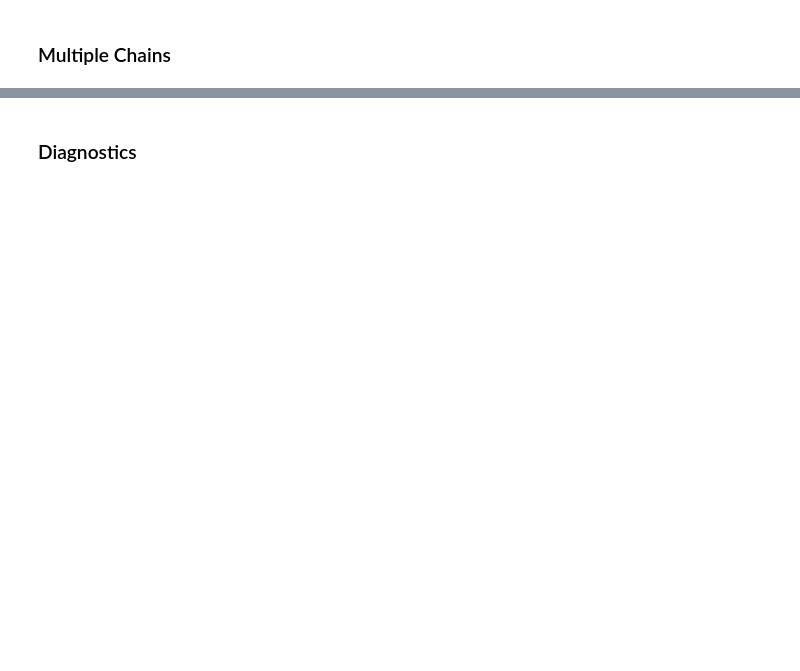
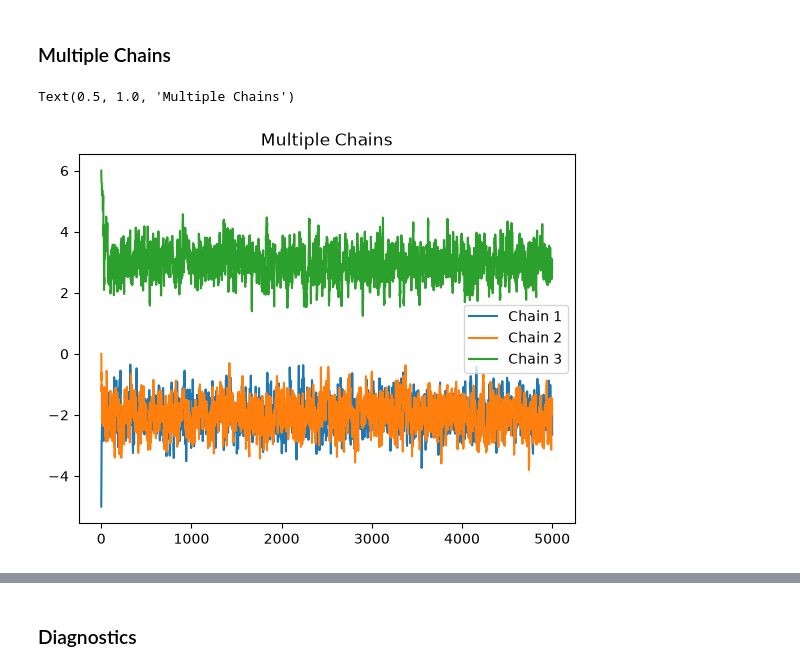
Before and after one commit to AndrewRambidis/STATS-PRAC, a Jupyter notebook: notebooks/Bayesian/mcmc_sampling/MCMC_theory.ipynb, the cells around one changed output, grey strips where cells are left out. Drawn from its saved outputs; the diff is of its cells as text; code cells hidden in the pictures; blank space fills up the shorter version.

Commit message:
MCMC primer complete with coding exercise added at end to bring theory to practice

```diff
--- a/notebooks/Bayesian/mcmc_sampling/MCMC_theory.ipynb
+++ b/notebooks/Bayesian/mcmc_sampling/MCMC_theory.ipynb
@@ -533,2 +539,5 @@ The intuition behind the Random Walk Metropolis sampler is as follows:
+# %%
+# Initiate random generator instance for numpy
+rng = np.random.default_rng(seed=42)
 # %% [markdown]
 ### Target Distribution
@@ -537,2 +578,47 @@ The intuition behind the Random Walk Metropolis sampler is as follows:
+# %%
+def run_mcmc(start_point, iterations, step_size, generator):
+    samples = np.zeros((iterations,))
+    theta_curr = start_point
+
+    samples[0] = theta_curr
+
+    for t in range(1, iterations):
+        # First compute the (log) target pdf at the previous step
+        ratio_denom = log_target_pdf(theta_curr)
+        # Next compute the (log) target pdf at the candidate step
+        theta_cand = theta_curr + generator.normal(0, scale=step_size)
+        ratio_numer = log_target_pdf(theta_cand)
+
+        # acceptance ratio
+        log_alpha = ratio_numer - ratio_denom
+
+        # accept/reject
+        U = generator.uniform(0, 1)
+        if (np.log(U) < log_alpha):
+            samples[t] = theta_cand
+            theta_curr = theta_cand
+        else:
+            samples[t] = theta_curr
+            continue
+
+    return samples
 # %% [markdown]
 ### Multiple Chains
+# %%
+c1 = run_mcmc(-5.0, 5000, 0.5, rng)
+c2 = run_mcmc(0.0,  5000, 0.5, rng)
+c3 = run_mcmc(6.0,  5000, 0.5, rng)
+# %%
+grid = np.linspace(0,5000,5000)
+plt.plot(grid, c1, label='Chain 1')
+plt.plot(grid, c2, label='Chain 2')
+plt.plot(grid, c3, label='Chain 3')
+plt.legend()
+plt.title('Multiple Chains')
+
+# Seems like chain 3 is converging to a different distribution than chains 1 and 2.
+# Or in other words, chain 3 got trapped at peak \theta = 3, and chains 1 and 2 got
+# trapped at peak -2. This is classic MCMC failure happening before my very eyes!
+# %% [output]
+Text(0.5, 1.0, 'Multiple Chains')
+[figure, added]
```
Also changed, not shown: parts of 16 cells of this notebook.
